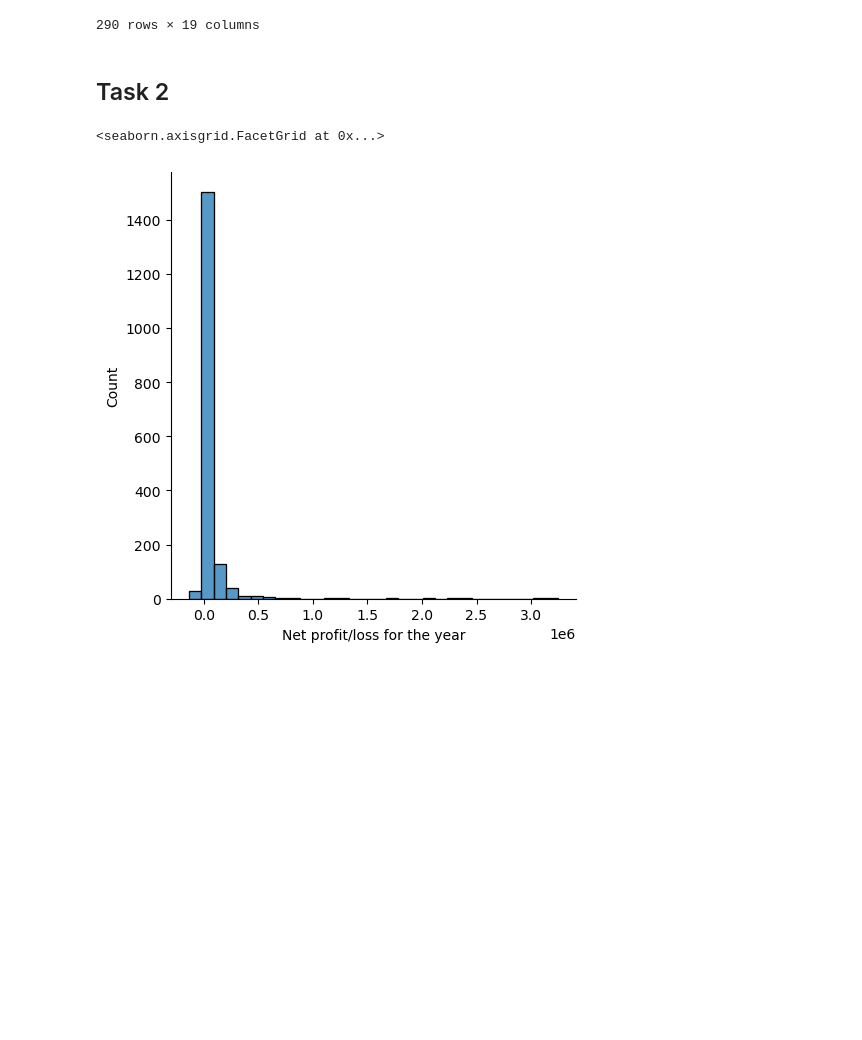
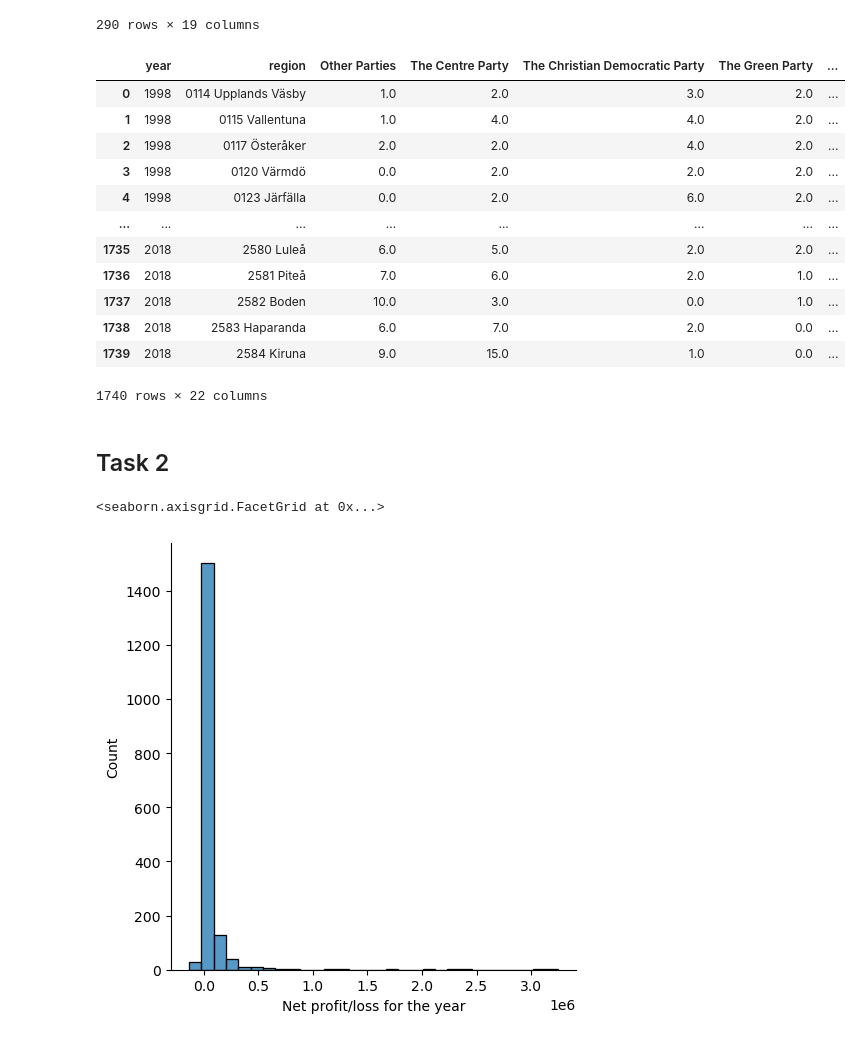
Before and after one commit to Keno-git/DS_assigment1, a Jupyter notebook: Assigment_1/Assigment_1.ipynb, the cells around one changed output. Saved outputs shown, nothing was run; the diff lists cells and outputs as text; code cells hidden in the pictures; blank space fills up the shorter version.

```diff
--- a/Assigment_1/Assigment_1.ipynb
+++ b/Assigment_1/Assigment_1.ipynb
@@ -247,6 +247,23 @@ for i in range(len(right)):
             majority.append("tie")
 # %%
 df["majority"] = majority
+# %%
+tmp = df.reset_index(level=["year","region"])
+tmp
+# %% [output]
+|  | year | region | Other Parties | The Centre Party | The Christian Democratic Party | The Green Party | ... |
+| 0 | 1998 | 0114 Upplands Väsby | 1.0 | 2.0 | 3.0 | 2.0 | ... |
+| 1 | 1998 | 0115 Vallentuna | 1.0 | 4.0 | 4.0 | 2.0 | ... |
+| 2 | 1998 | 0117 Österåker | 2.0 | 2.0 | 4.0 | 2.0 | ... |
+| 3 | 1998 | 0120 Värmdö | 0.0 | 2.0 | 2.0 | 2.0 | ... |
+| 4 | 1998 | 0123 Järfälla | 0.0 | 2.0 | 6.0 | 2.0 | ... |
+| ... | ... | ... | ... | ... | ... | ... | ... |
+| 1735 | 2018 | 2580 Luleå | 6.0 | 5.0 | 2.0 | 2.0 | ... |
+| 1736 | 2018 | 2581 Piteå | 7.0 | 6.0 | 2.0 | 1.0 | ... |
+| 1737 | 2018 | 2582 Boden | 10.0 | 3.0 | 0.0 | 1.0 | ... |
+| 1738 | 2018 | 2583 Haparanda | 6.0 | 7.0 | 2.0 | 0.0 | ... |
+| 1739 | 2018 | 2584 Kiruna | 9.0 | 15.0 | 1.0 | 0.0 | ... |
+1740 rows × 22 columns
 # %% [markdown]
 ## Task 2
 # %%
```
Also changed, not shown: parts of 5 cells of this notebook.
